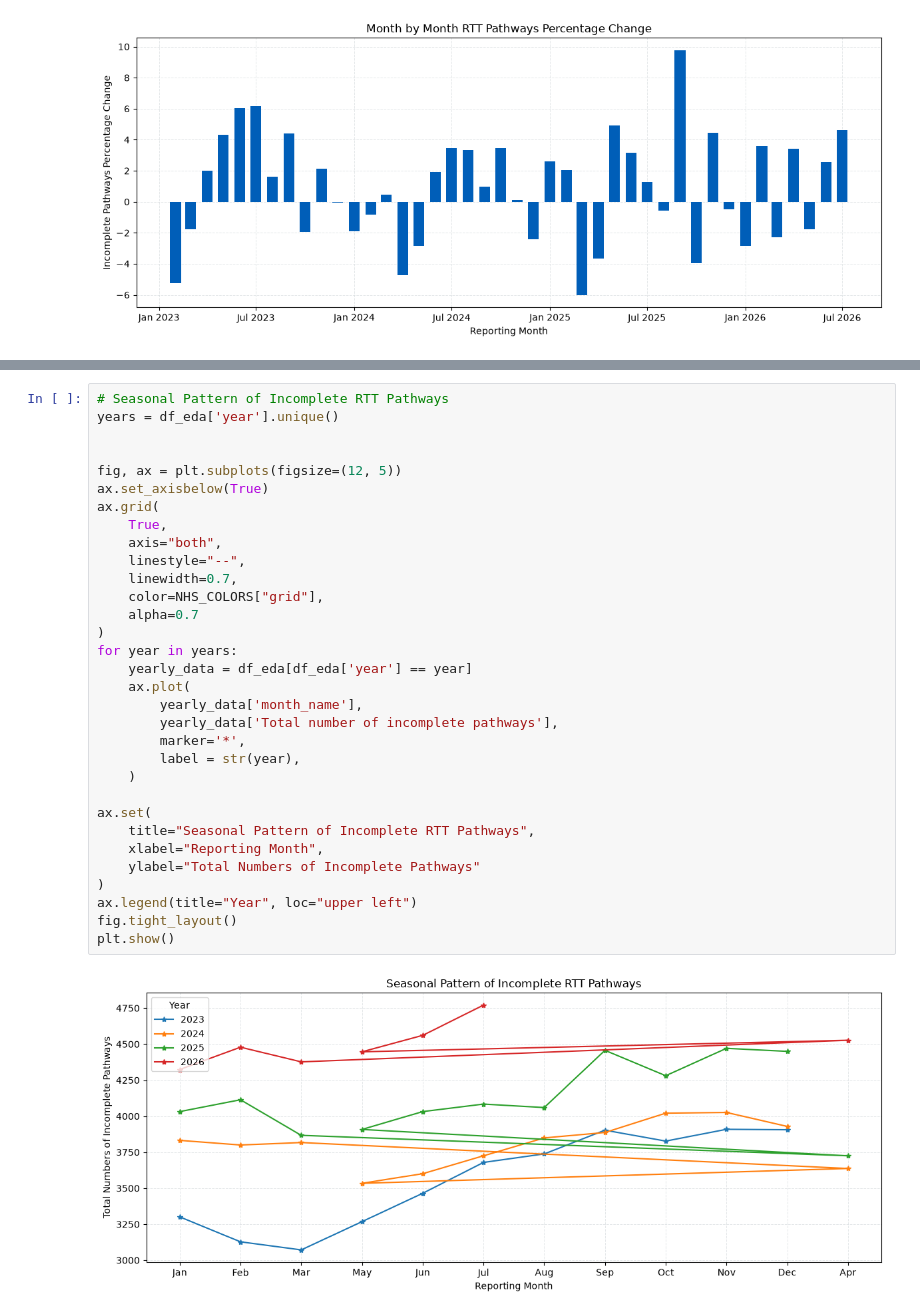
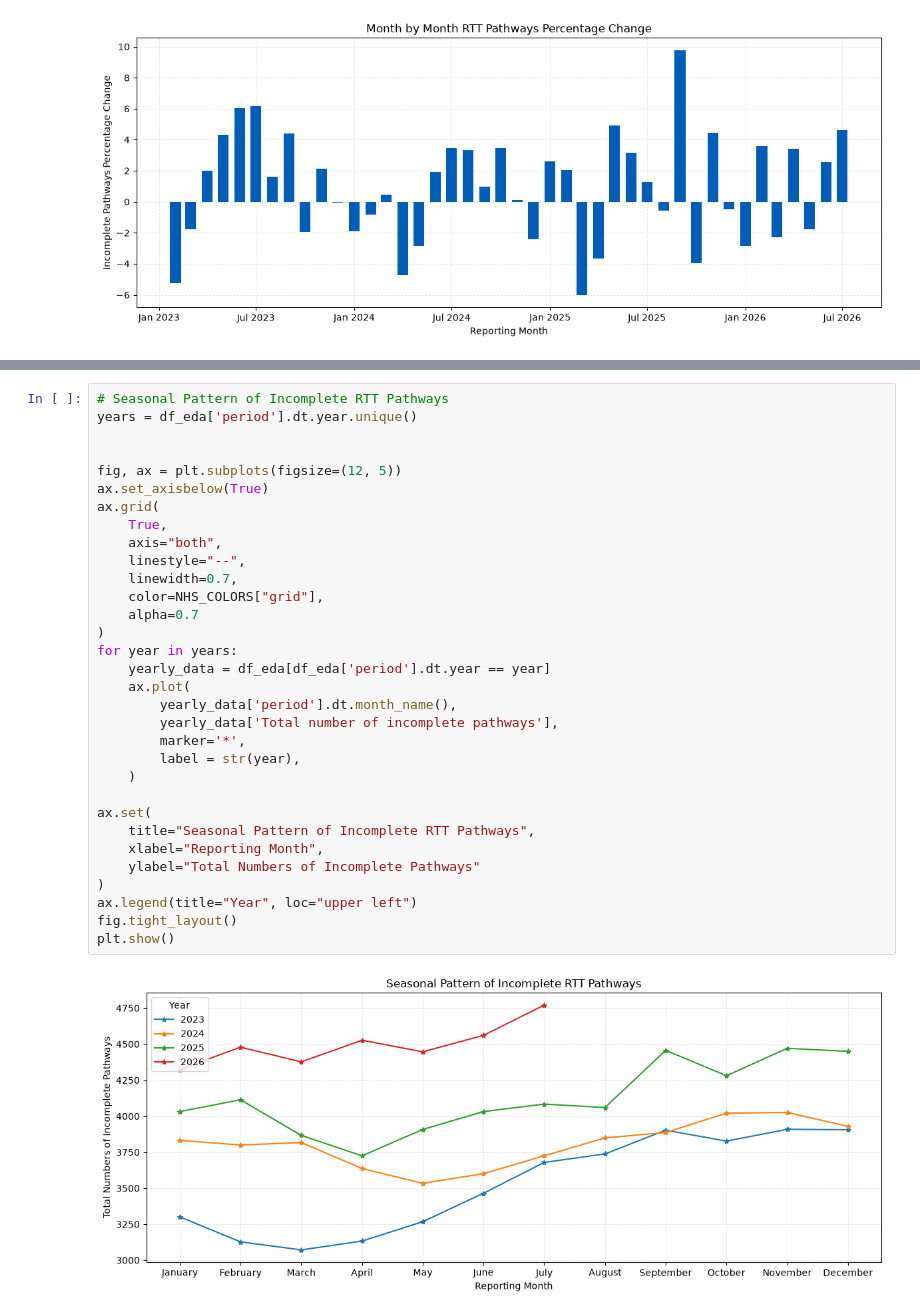
Before and after one commit to patinnojoe/MTL-DS-008-patinnojoe, a Jupyter notebook: notebooks/data_analysis.ipynb, the cells around one changed output, grey strips where cells are left out. Saved outputs shown, nothing was run; the diff lists cells and outputs as text.

```diff
--- a/notebooks/data_analysis.ipynb
+++ b/notebooks/data_analysis.ipynb
@@ -190,34 +178,34 @@ Name: 26, dtype: object
 # %%
 # Seasonal Pattern of Incomplete RTT Pathways
-years = df_eda['year'].unique()
+years = df_eda['period'].dt.year.unique()
 
 
 fig, ax = plt.subplots(figsize=(12, 5))
 ax.set_axisbelow(True)
 ax.grid(
     True,
     axis="both",
     linestyle="--",
     linewidth=0.7,
     color=NHS_COLORS["grid"],
     alpha=0.7
 )
 for year in years:
-    yearly_data = df_eda[df_eda['year'] == year]
+    yearly_data = df_eda[df_eda['period'].dt.year == year]
     ax.plot(
-        yearly_data['month_name'],
+        yearly_data['period'].dt.month_name(),
         yearly_data['Total number of incomplete pathways'],
         marker='*',
         label = str(year),
     )
 
 ax.set(
     title="Seasonal Pattern of Incomplete RTT Pathways",
     xlabel="Reporting Month",
     ylabel="Total Numbers of Incomplete Pathways"
 )
 ax.legend(title="Year", loc="upper left")
 fig.tight_layout()
 plt.show()
 # %% [output]
-[figure, old version]
+[figure, new version]
```
Also changed, not shown: parts of 7 cells of this notebook, 1 other file.
